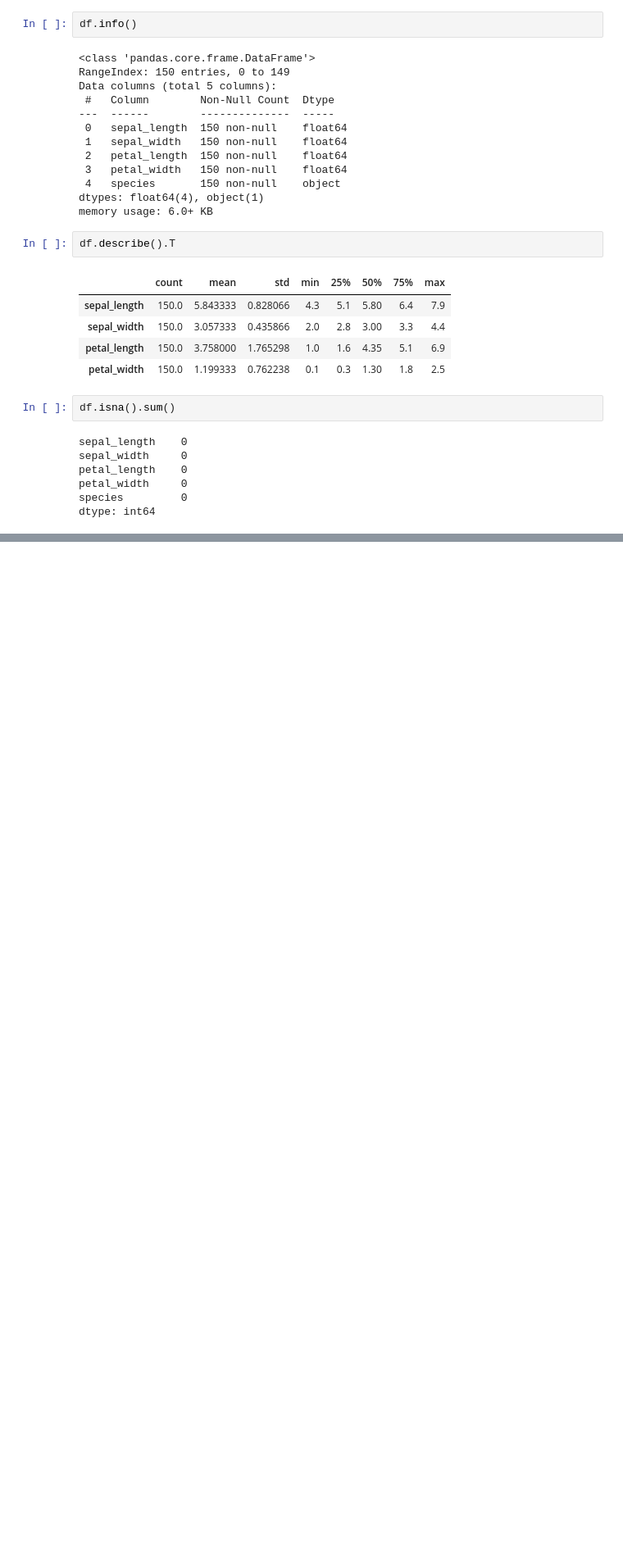
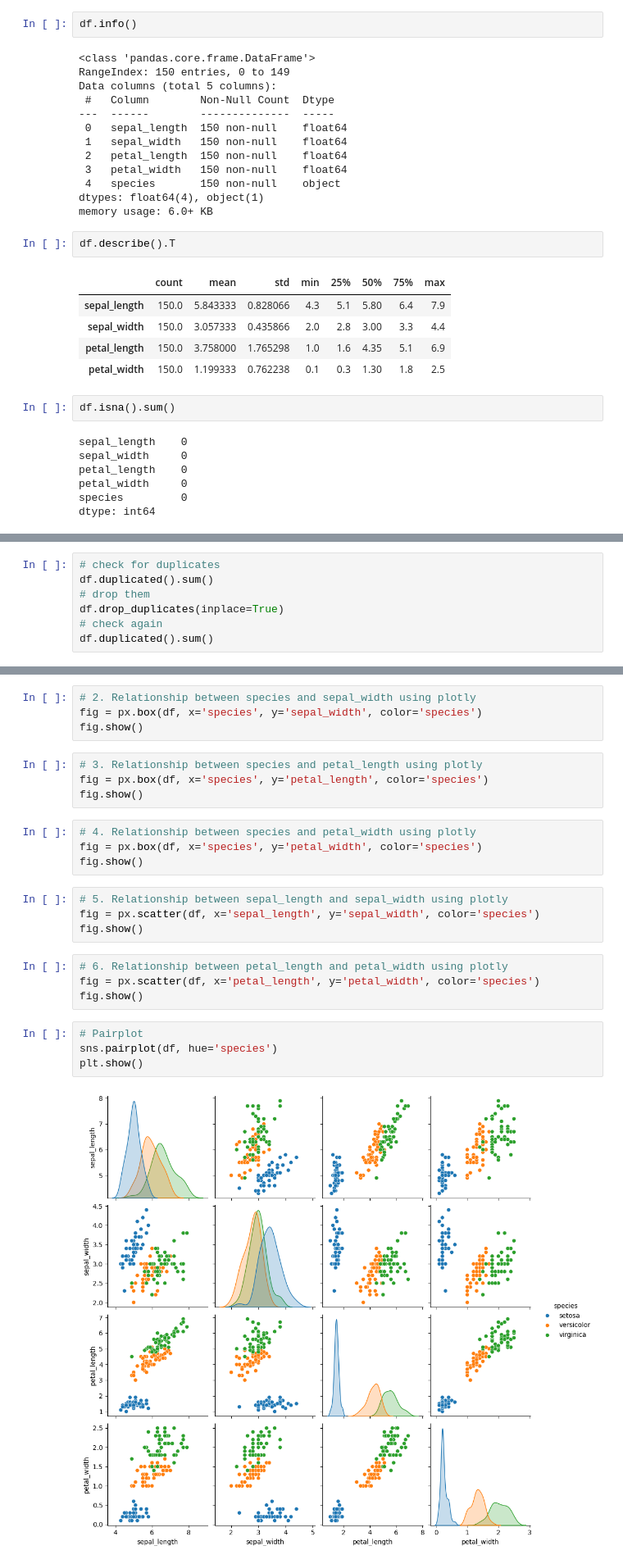
Before and after one commit to hasnainyaqub/ML_internship_arch_technologies, a Jupyter notebook: Month 2/04_Iris_dataset_classification/Iris_Flower_classification.ipynb, the cells around one changed output, grey strips where cells are left out. Shown at 82% size. Drawn from its saved outputs; the diff is of its cells as text; blank space fills up the shorter version.

```diff
--- a/Month 2/04_Iris_dataset_classification/Iris_Flower_classification.ipynb
+++ b/Month 2/04_Iris_dataset_classification/Iris_Flower_classification.ipynb
@@ -55,0 +80,7 @@ dtype: int64
+# %%
+# check for duplicates
+df.duplicated().sum()
+# drop them
+df.drop_duplicates(inplace=True)
+# check again
+df.duplicated().sum()
@@ -55,0 +93,26 @@ dtype: int64
+# %%
+# 2. Relationship between species and sepal_width using plotly
+fig = px.box(df, x='species', y='sepal_width', color='species')
+fig.show()
+# %%
+# 3. Relationship between species and petal_length using plotly
+fig = px.box(df, x='species', y='petal_length', color='species')
+fig.show()
+# %%
+# 4. Relationship between species and petal_width using plotly
+fig = px.box(df, x='species', y='petal_width', color='species')
+fig.show()
+# %%
+# 5. Relationship between sepal_length and sepal_width using plotly
+fig = px.scatter(df, x='sepal_length', y='sepal_width', color='species')
+fig.show()
+# %%
+# 6. Relationship between petal_length and petal_width using plotly
+fig = px.scatter(df, x='petal_length', y='petal_width', color='species')
+fig.show()
+# %%
+# Pairplot
+sns.pairplot(df, hue='species')
+plt.show()
+# %% [output]
+[figure, added]
```
Also changed, not shown: parts of 13 cells of this notebook.
